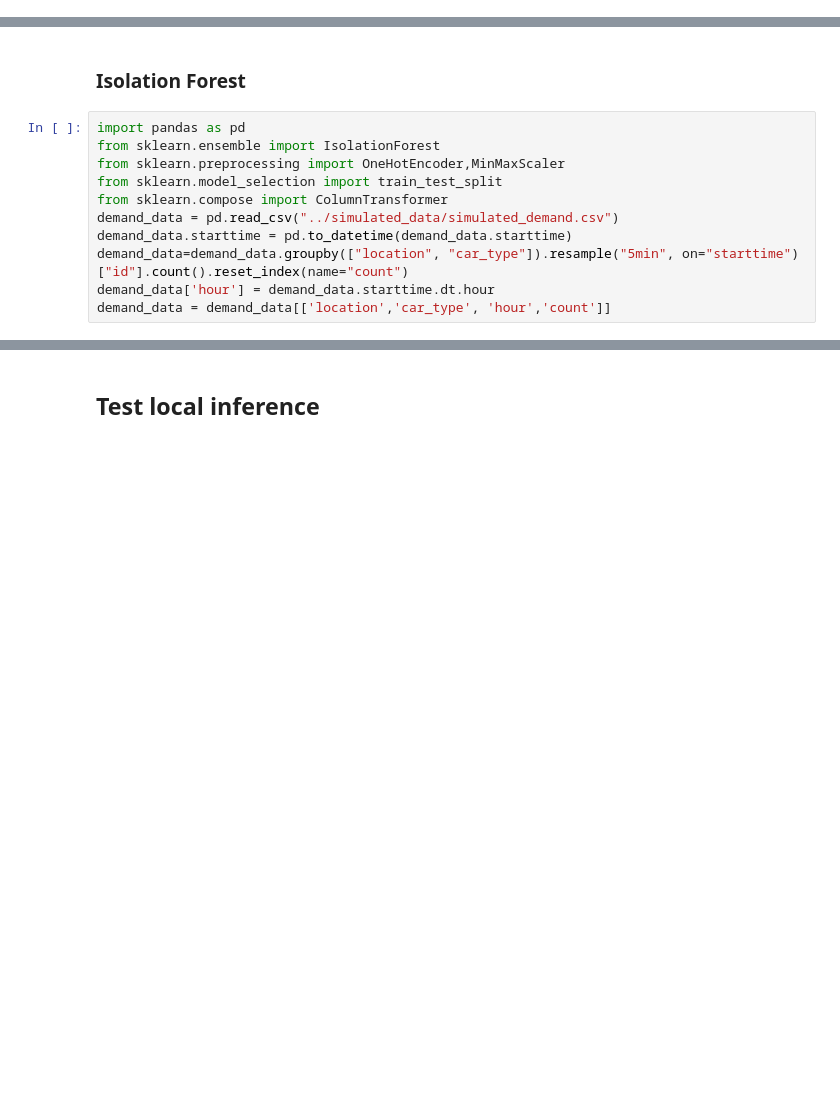
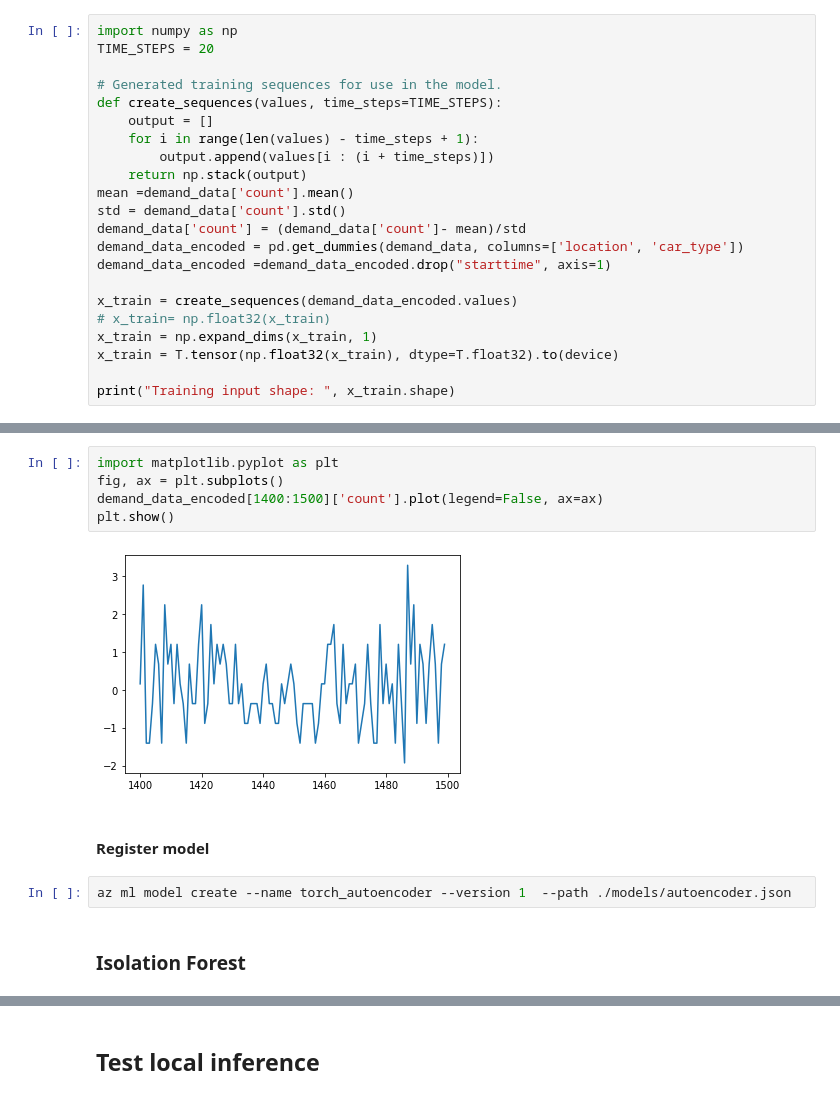
Before and after one commit to Azure/develop-streaming-analytics, a Jupyter notebook: common/ml/training.ipynb, the cells around one changed output, grey strips where cells are left out. Saved outputs shown, nothing was run; the diff lists cells and outputs as text; blank space fills up the shorter version.

```diff
--- a/common/ml/training.ipynb
+++ b/common/ml/training.ipynb
@@ -0,0 +25,22 @@
+# %%
+import numpy as np
+TIME_STEPS = 20
+
+# Generated training sequences for use in the model.
+def create_sequences(values, time_steps=TIME_STEPS):
+    output = []
+    for i in range(len(values) - time_steps + 1):
+        output.append(values[i : (i + time_steps)])
+    return np.stack(output)
+mean =demand_data['count'].mean()
+std = demand_data['count'].std()
+demand_data['count'] = (demand_data['count']- mean)/std
+demand_data_encoded = pd.get_dummies(demand_data, columns=['location', 'car_type'])
+demand_data_encoded =demand_data_encoded.drop("starttime", axis=1)
+
+x_train = create_sequences(demand_data_encoded.values)
+# x_train= np.float32(x_train)
+x_train = np.expand_dims(x_train, 1)
+x_train = T.tensor(np.float32(x_train), dtype=T.float32).to(device)
+
+print("Training input shape: ", x_train.shape)
@@ -1,16 +236,16 @@
+# %%
+import matplotlib.pyplot as plt
+fig, ax = plt.subplots()
+demand_data_encoded[1400:1500]['count'].plot(legend=False, ax=ax)
+plt.show()
+# %% [output]
+[figure, added]
+# %% [markdown]
+#### Register model
+# %%
+az ml model create --name torch_autoencoder --version 1  --path ./models/autoencoder.json
 # %% [markdown]
 ### Isolation Forest
-# %%
-import pandas as pd
-from sklearn.ensemble import IsolationForest
-from sklearn.preprocessing import OneHotEncoder,MinMaxScaler
-from sklearn.model_selection import train_test_split
-from sklearn.compose import ColumnTransformer
-demand_data = pd.read_csv("../simulated_data/simulated_demand.csv")
-demand_data.starttime = pd.to_datetime(demand_data.starttime)
-demand_data=demand_data.groupby(["location", "car_type"]).resample("5min", on="starttime")["id"].count().reset_index(name="count")
-demand_data['hour'] = demand_data.starttime.dt.hour
-demand_data = demand_data[['location','car_type', 'hour','count']]
 # %%
 import random
 from sklearn.pipeline import Pipeline
```
Also changed, not shown: parts of 13 cells of this notebook, 17 other files.
